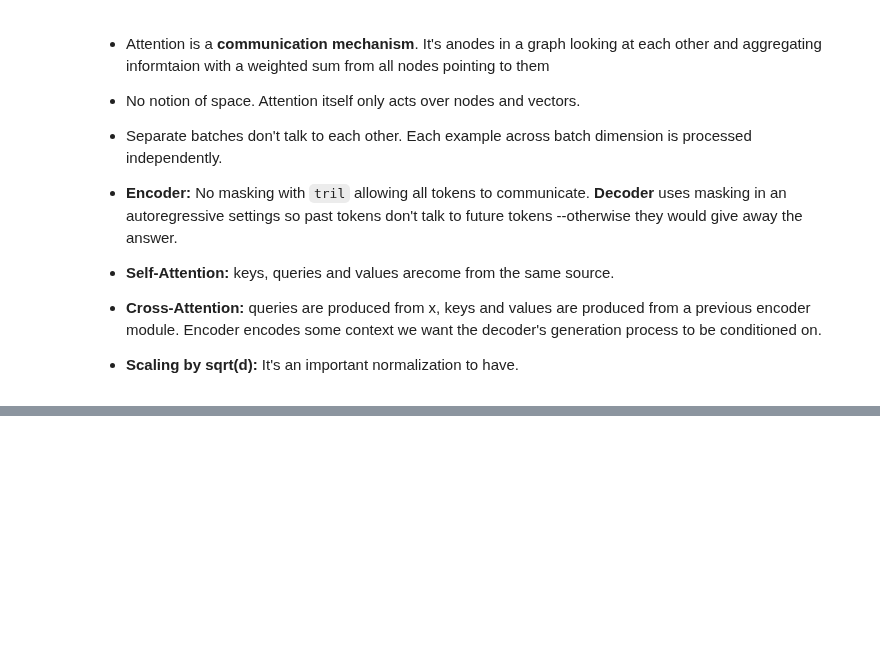
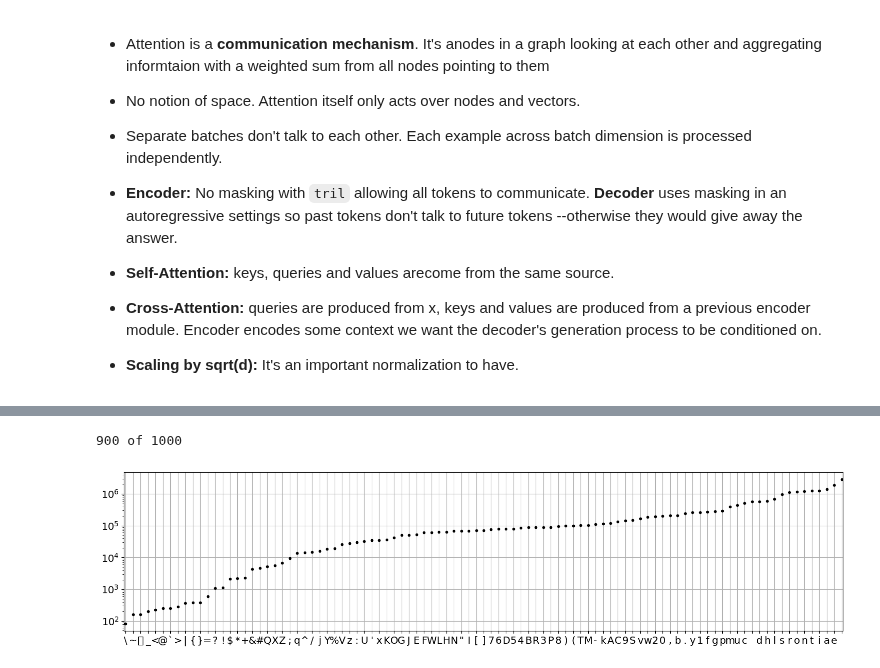
Before and after one commit to ozkansafak/decoder-llm, a Jupyter notebook: main.ipynb, the cells around one changed output, grey strips where cells are left out. Saved outputs shown, nothing was run; the diff lists cells and outputs as text; code cells hidden in the pictures; blank space fills up the shorter version.

```diff
--- a/main.ipynb
+++ b/main.ipynb
@@ -158,0 +159,5 @@ IdRef
+# %%
+cnt = plot_character_frequency(urls[:1000], wikis)
+# %% [output]
+900 of 1000
+[figure, added]
```
Also changed, not shown: parts of 11 cells of this notebook, 6 other files.
